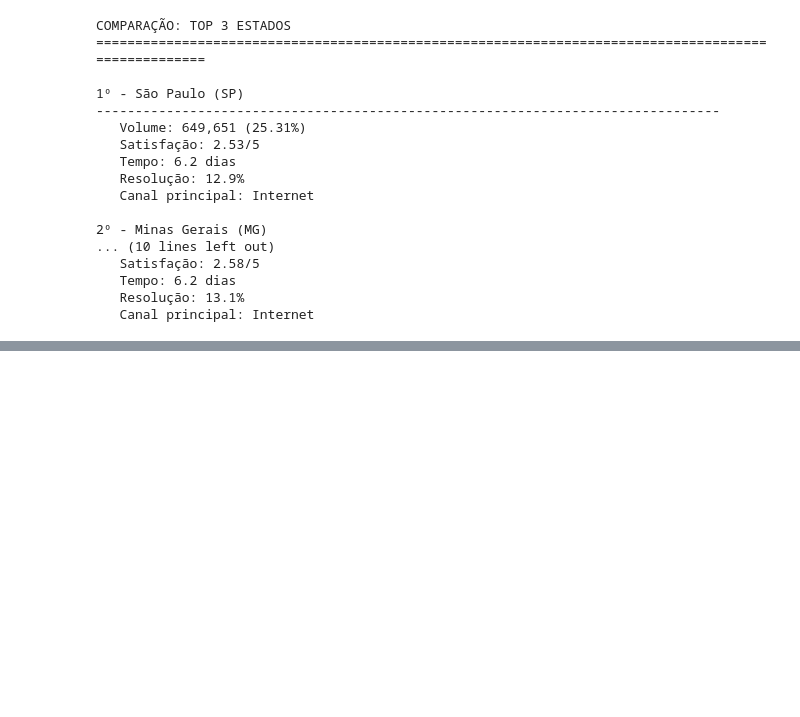
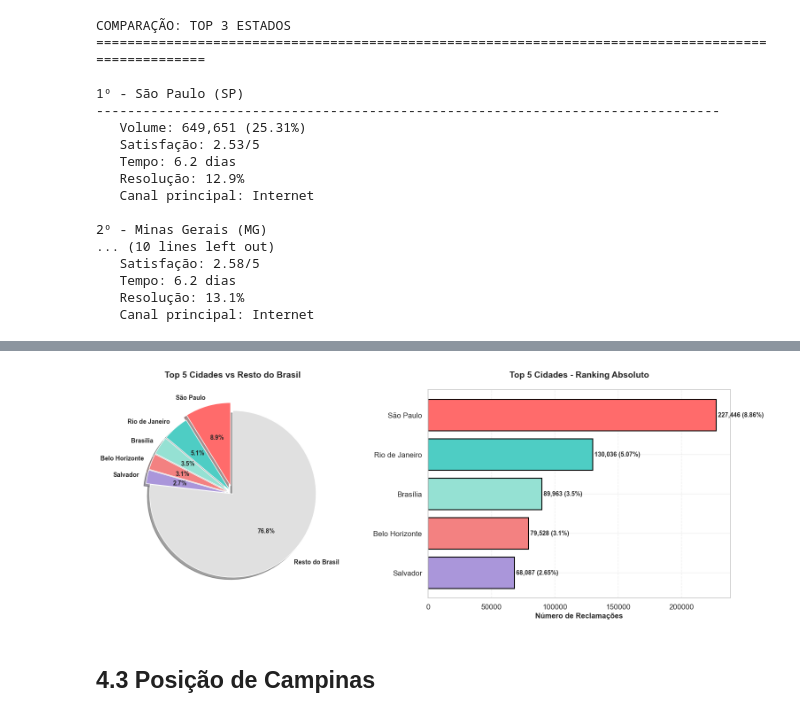
Before and after one commit to afloradda/projeto_mediacao_bancaria, a Jupyter notebook: analises/silver/notebooks_silver/01_perfil_consumidor.ipynb, the cells around one changed output, grey strips where cells are left out. Saved outputs shown, nothing was run; the diff lists cells and outputs as text; code cells hidden in the pictures; blank space fills up the shorter version.

```diff
--- a/analises/silver/notebooks_silver/01_perfil_consumidor.ipynb
+++ b/analises/silver/notebooks_silver/01_perfil_consumidor.ipynb
@@ -3025,0 +4261,18 @@ INSIGHTS E CONCLUSÕES:
+# %%
+print(f"\nANÁLISE INDIVIDUAL:")
+
+for i, (cidade, total) in enumerate(top5_cidades.items(), 1):
+    uf = df[df['Cidade'] == cidade]['UF'].mode()[0]
+    pct_brasil = round((total / len(df) * 100), 2)
+    pct_top5 = round((total / top5_cidades_total * 100), 1)
+
+    print(f"\n   {i}º {cidade} ({uf}):")
+    print(f"      • Reclamações: {total:,}")
+    print(f"      • % do Brasil: {pct_brasil}%")
+    print(f"      • % do Top 5: {pct_top5}%")
+
+    # Comparação com a líder (se não for a líder)
+    if i > 1:
+        diferenca = top5_cidades.iloc[0] - total
+        razao_lider = round((top5_cidades.iloc[0] / total), 2)
+        print(f"      • {top5_cidades.index[0]} tem {razao_lider}x mais reclamações")
@@ -3025,0 +4398,46 @@ INSIGHTS E CONCLUSÕES:
+# %%
+# ============================================================================
+# CÉLULA 9: Visualização (OPCIONAL)
+# ============================================================================
+import matplotlib.pyplot as plt
+import numpy as np
+
+fig, (ax1, ax2) = plt.subplots(1, 2, figsize=(16, 6))
+
+# Gráfico 1: Pizza Top 5 vs Resto
+labels_pizza = list(top5_cidades.index) + ['Resto do Brasil']
+sizes_pizza = list(top5_cidades.values) + [resto_brasil]
+colors_pizza = ['#FF6B6B', '#4ECDC4', '#95E1D3', '#F38181', '#AA96DA', '#E0E0E0']
+explode_pizza = [0.1 if i == 0 else 0.05 if i < 5 else 0 for i in range(6)]
+
+ax1.pie(sizes_pizza, explode=explode_pizza, labels=labels_pizza, colors=colors_pizza,
+        autopct='%1.1f%%', shadow=True, startangle=90,
+        textprops={'fontsize': 10, 'fontweight': 'bold'})
+ax1.set_title('Top 5 Cidades vs Resto do Brasil', fontsize=14, fontweight='bold', pad=20)
+
+# Gráfico 2: Barras Top 5
+cidades_nomes = [c[:20] for c in top5_cidades.index]  # Limitar tamanho
+cores_barras = ['#FF6B6B', '#4ECDC4', '#95E1D3', '#F38181', '#AA96DA']
+
+bars = ax2.barh(range(len(top5_cidades)), top5_cidades.values,
+                color=cores_barras, edgecolor='black', linewidth=1.5)
+ax2.set_yticks(range(len(top5_cidades)))
+ax2.set_yticklabels(cidades_nomes)
+ax2.set_xlabel('Número de Reclamações', fontsize=12, fontweight='bold')
+ax2.set_title('Top 5 Cidades - Ranking Absoluto', fontsize=14, fontweight='bold', pad=20)
+ax2.invert_yaxis()
+ax2.grid(axis='x', alpha=0.3, linestyle='--')
+
+# Adicionar valores
+for i, (bar, v) in enumerate(zip(bars, top5_cidades.values)):
+    width = bar.get_width()
+    pct = round((v / len(df) * 100), 2)
+    ax2.text(width, i, f' {v:,} ({pct}%)',
+             va='center', fontsize=10, fontweight='bold')
+
+plt.tight_layout()
+plt.show()
+# %% [output]
+[figure, added]
+# %% [markdown]
+## 4.3 Posição de Campinas
```
Also changed, not shown: parts of 133 cells of this notebook.
